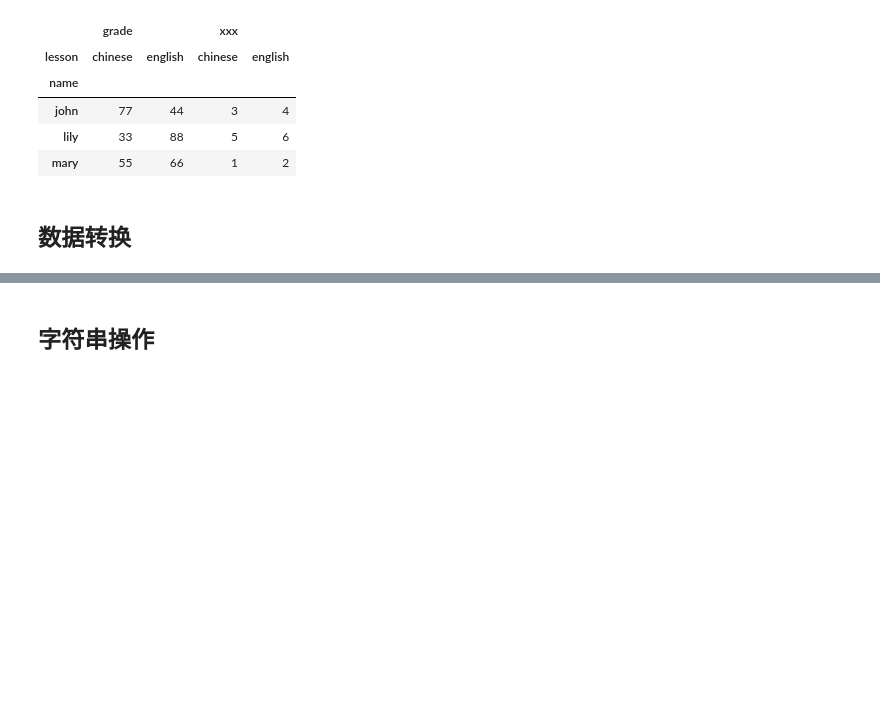
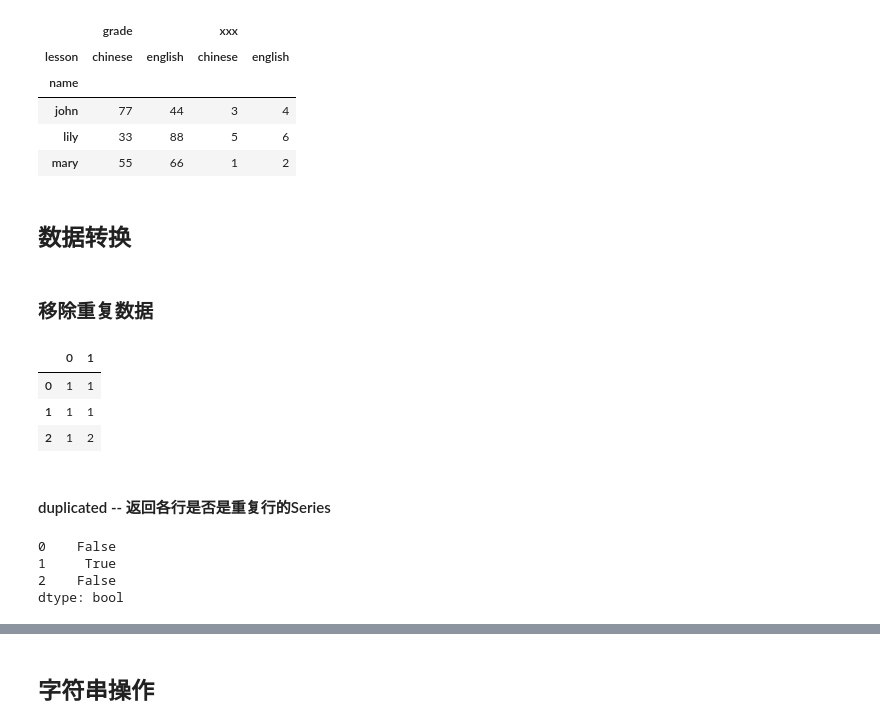
Before and after one commit to NemoHoHaloAi/machine_learning, a Jupyter notebook: python数据分析/数据规整化：清理、转换、合并、重塑.ipynb, the cells around one changed output, grey strips where cells are left out. Cells and saved outputs as stored; diff of their text form; code cells hidden in the pictures; blank space fills up the shorter version.

```diff
--- a/python数据分析/数据规整化：清理、转换、合并、重塑.ipynb
+++ b/python数据分析/数据规整化：清理、转换、合并、重塑.ipynb
@@ -520,3 +520,23 @@ df.pivot('name','lesson') # 多数据列时，忽略第三个参数会生成层
 | mary | 55 | 66 | 1 | 2 |
 # %% [markdown]
 ## 数据转换
+# %% [markdown]
+### 移除重复数据
+# %%
+# DataFrame的重复行
+df = DataFrame([[1,1],[1,1],[1,2]])
+df
+# %% [output]
+|  | 0 | 1 |
+| 0 | 1 | 1 |
+| 1 | 1 | 1 |
+| 2 | 1 | 2 |
+# %% [markdown]
+#### duplicated -- 返回各行是否是重复行的Series
+# %%
+df.duplicated() # 注意：虽然第一第二行是一样的，但是这个比较是单向向前的，也就是说第一行肯定不会是重复，第二行只跟第一行比较
+# %% [output]
+0    False
+1     True
+2    False
+dtype: bool
```
Also changed, not shown: parts of 18 cells of this notebook.
